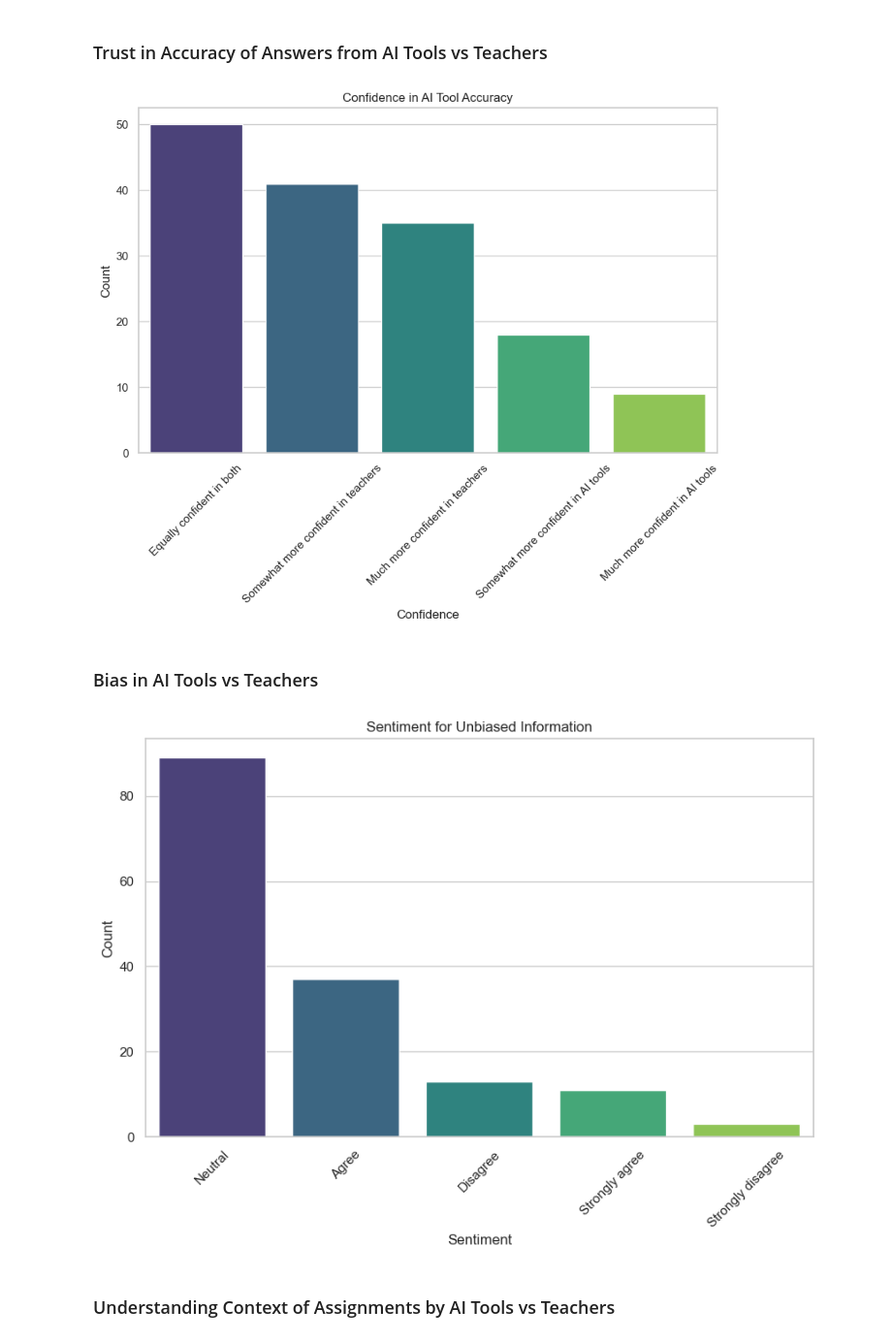
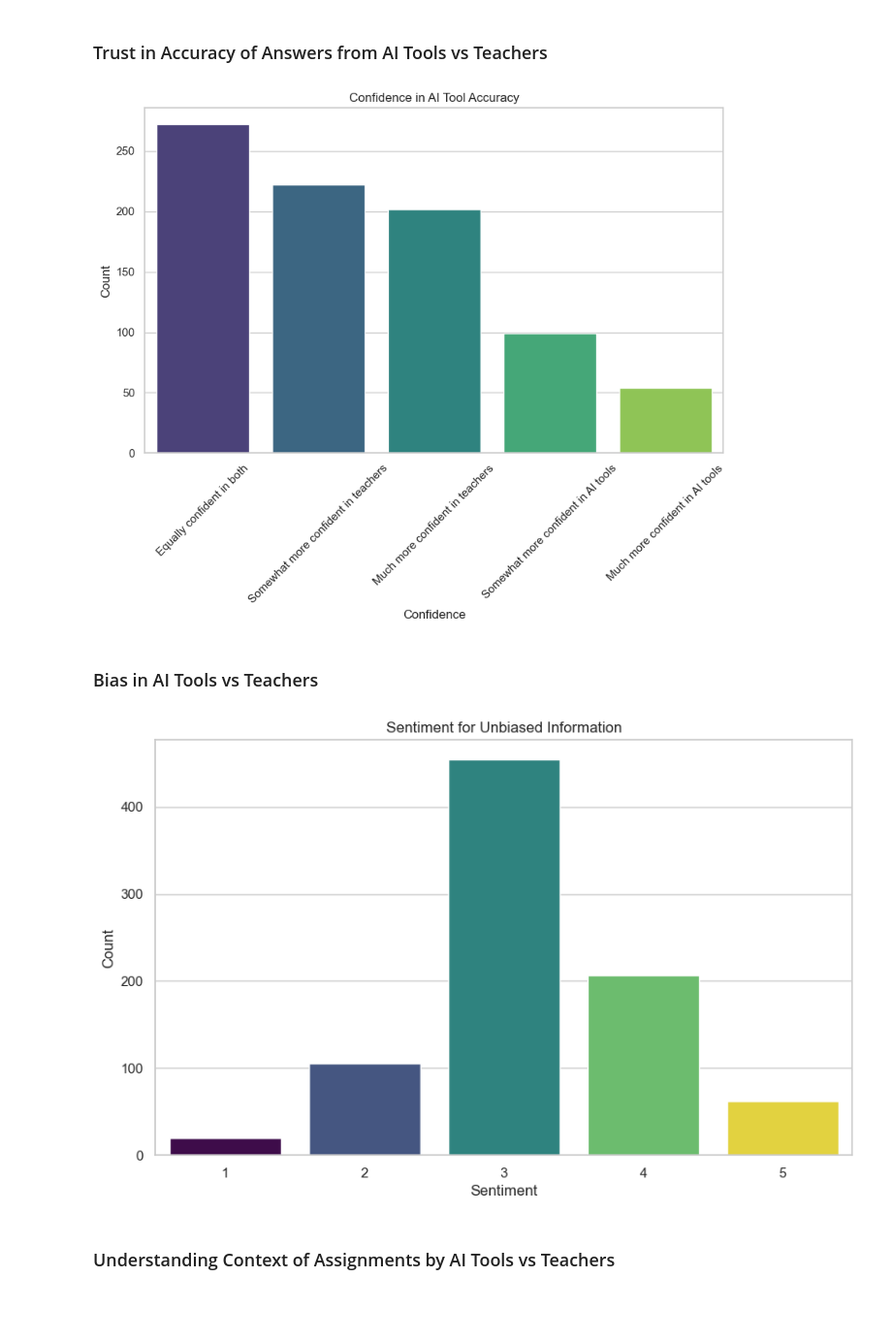
Before and after one commit to NotAlpha45/Survey-on-the-Impact-of-AI-Tools, a Jupyter notebook: code/dataset_exploration.ipynb, the cells around one changed output. Shown at 97% size. Drawn from its saved outputs; the diff is of its cells as text; code cells hidden in the pictures; blank space fills up the shorter version.

```diff
--- a/code/dataset_exploration.ipynb
+++ b/code/dataset_exploration.ipynb
@@ -6,7 +6,7 @@ import seaborn as sns
 # Dataset Load and Cleaning
 # %%
 dataset = pd.read_csv(
-    "../dataset/Survey on the Impact of AI Tools on Students  (Responses) - Form Responses 1.csv",
+    "../dataset/Merged-Responses-of-Impact-of-AI-Tools-on-Students-Sheet1.csv",
     engine="pyarrow",
 )
 
@@ -411,9 +401,7 @@ plt.show()
 # %% [markdown]
 ### Trust in Accuracy of Answers from AI Tools vs Teachers
 # %%
-preference_data = dataset[
-    "How confident are you in the accuracy of answers provided by AI tools compared to your teachers’ explanations?"
-].value_counts()
+preference_data = dataset["Confidence in AI vs. Teachers"].value_counts()
 
 plt.figure(figsize=(10, 6))
 
@@ -433,32 +421,52 @@ filename = "../results/confidence_in_ai_tool_accuracy.png"
 plt.savefig(filename)
 plt.show()
 # %% [output]
-[figure, old version]
+[figure, new version]
 # %% [markdown]
 ### Bias in AI Tools vs Teachers
 # %%
-preference_data = dataset[
-    "Do you feel that AI tools offer more unbiased information compared to teachers?"
-].value_counts()
+preference_data = dataset["Unbiased Info by AI"].value_counts()
+
+preference_data.index = preference_data.index.map(
+    {
+        "Strongly disagree": 1,
+        "Disagree": 2,
+        "Neutral": 3,
+        "Agree": 4,
+        "Strongly agree": 5,
+    }
+)
+
 
 plt.figure(figsize=(10, 6))
+
 sns.barplot(
+
     x=preference_data.index,
+
     y=preference_data.values,
+
     palette="viridis",
+
     hue=preference_data.index,
+
     legend=False,
 )
 
+
 plt.title("Sentiment for Unbiased Information")
+
 plt.xlabel("Sentiment")
+
 plt.ylabel("Count")
-plt.xticks(rotation=45)
+
 filename = "../results/sentiment_for_unbiased_information.png"
+
 plt.savefig(filename)
+
 plt.show()
 # %% [output]
-[figure, old version]
+[figure, new version]
 # %% [markdown]
 ### Understanding Context of Assignments by AI Tools vs Teachers
 # %%
```
Also changed, not shown: parts of 28 cells of this notebook, 27 other files.
